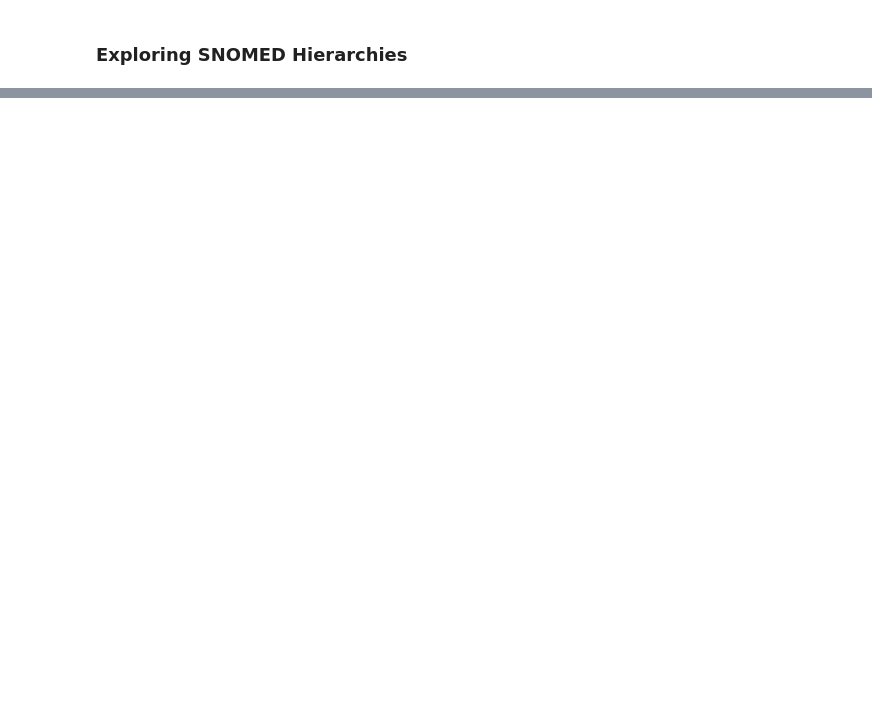
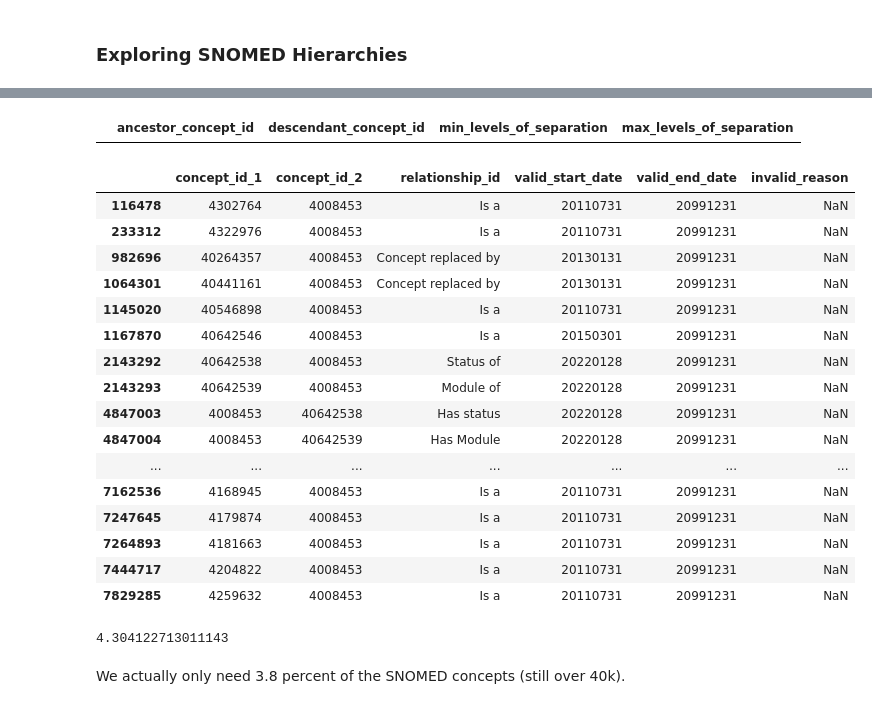
Before and after one commit to leof18/wise-dag, a Jupyter notebook: Combination of DAGs/building_hierarchy.ipynb, the cells around one changed output, grey strips where cells are left out. Saved outputs shown, nothing was run; the diff lists cells and outputs as text; code cells hidden in the pictures; blank space fills up the shorter version.

```diff
--- a/Combination of DAGs/building_hierarchy.ipynb
+++ b/Combination of DAGs/building_hierarchy.ipynb
@@ -5,5 +7,5 @@ import pandas as pd
 # %%
-mapped_terms = pd.read_excel('terms_mapped_to_codes.xlsx', sheet_name='terms', dtype={'concept_code': str, 'concept_code_2':str})
-concept_df = pd.read_csv('ohdsi_athena_vocab/CONCEPT.csv', sep='\t', dtype={'concept_code': str, 'concept_id': str}, low_memory=False)
-concept_relationship_df = pd.read_csv('ohdsi_athena_vocab/CONCEPT_RELATIONSHIP.csv', sep='\t', dtype={'concept_code': str}, low_memory=False)
-concept_ancestor_df = pd.read_csv('ohdsi_athena_vocab/CONCEPT_ANCESTOR.csv', sep='\t',dtype={'ancestor_concept_id': str, 'descendant_concept_id': str}, low_memory=False)
+dag_df = pd.read_csv('../data/DAGs_standardized.csv', dtype={'Exposure': str, 'Outcome':str})
+concept_df = pd.read_csv('../Standardization/athena_vocabulary/CONCEPT.csv', sep='\t', dtype={'concept_code': str, 'concept_id': str}, low_memory=False)
+concept_relationship_df = pd.read_csv('../Standardization/athena_vocabulary/CONCEPT_RELATIONSHIP.csv', sep='\t', dtype={'concept_id_1':str, 'concept_id_2': str}, low_memory=False)
+concept_ancestor_df = pd.read_csv('../Standardization/athena_vocabulary/CONCEPT_ANCESTOR.csv', sep='\t',dtype={'ancestor_concept_id': str, 'descendant_concept_id': str}, low_memory=False)
@@ -82,0 +257,28 @@ hierarchy['321588']['descendants'][0]
+# %%
+concept_ancestor_df[
+    (concept_ancestor_df['descendant_concept_id']=='4008453') |
+    (concept_ancestor_df['ancestor_concept_id']=='4008453')]
+# %% [output]
+|  | ancestor_concept_id | descendant_concept_id | min_levels_of_separation | max_levels_of_separation |
+# %%
+concept_relationship_df[
+    (concept_relationship_df['concept_id_1']=='4008453') |
+    (concept_relationship_df['concept_id_2']=='4008453')]
+# %% [output]
+|  | concept_id_1 | concept_id_2 | relationship_id | valid_start_date | valid_end_date | invalid_reason |
+| 116478 | 4302764 | 4008453 | Is a | 20110731 | 20991231 | NaN |
+| 233312 | 4322976 | 4008453 | Is a | 20110731 | 20991231 | NaN |
+| 982696 | 40264357 | 4008453 | Concept replaced by | 20130131 | 20991231 | NaN |
+| 1064301 | 40441161 | 4008453 | Concept replaced by | 20130131 | 20991231 | NaN |
+| 1145020 | 40546898 | 4008453 | Is a | 20110731 | 20991231 | NaN |
+| 1167870 | 40642546 | 4008453 | Is a | 20150301 | 20991231 | NaN |
+| 2143292 | 40642538 | 4008453 | Status of | 20220128 | 20991231 | NaN |
+| 2143293 | 40642539 | 4008453 | Module of | 20220128 | 20991231 | NaN |
+| 4847003 | 4008453 | 40642538 | Has status | 20220128 | 20991231 | NaN |
+| 4847004 | 4008453 | 40642539 | Has Module | 20220128 | 20991231 | NaN |
+| ... | ... | ... | ... | ... | ... | ... |
+| 7162536 | 4168945 | 4008453 | Is a | 20110731 | 20991231 | NaN |
+| 7247645 | 4179874 | 4008453 | Is a | 20110731 | 20991231 | NaN |
+| 7264893 | 4181663 | 4008453 | Is a | 20110731 | 20991231 | NaN |
+| 7444717 | 4204822 | 4008453 | Is a | 20110731 | 20991231 | NaN |
+| 7829285 | 4259632 | 4008453 | Is a | 20110731 | 20991231 | NaN |
@@ -82,0 +294,6 @@ hierarchy['321588']['descendants'][0]
+# %%
+len(relevant_concepts) *100 / len(snomed_concepts)
+# %% [output]
+4.304122713011143
+# %% [markdown]
+We actually only need 3.8 percent of the SNOMED concepts (still over 40k).
```
Also changed, not shown: parts of 39 cells of this notebook, 2 other files.
